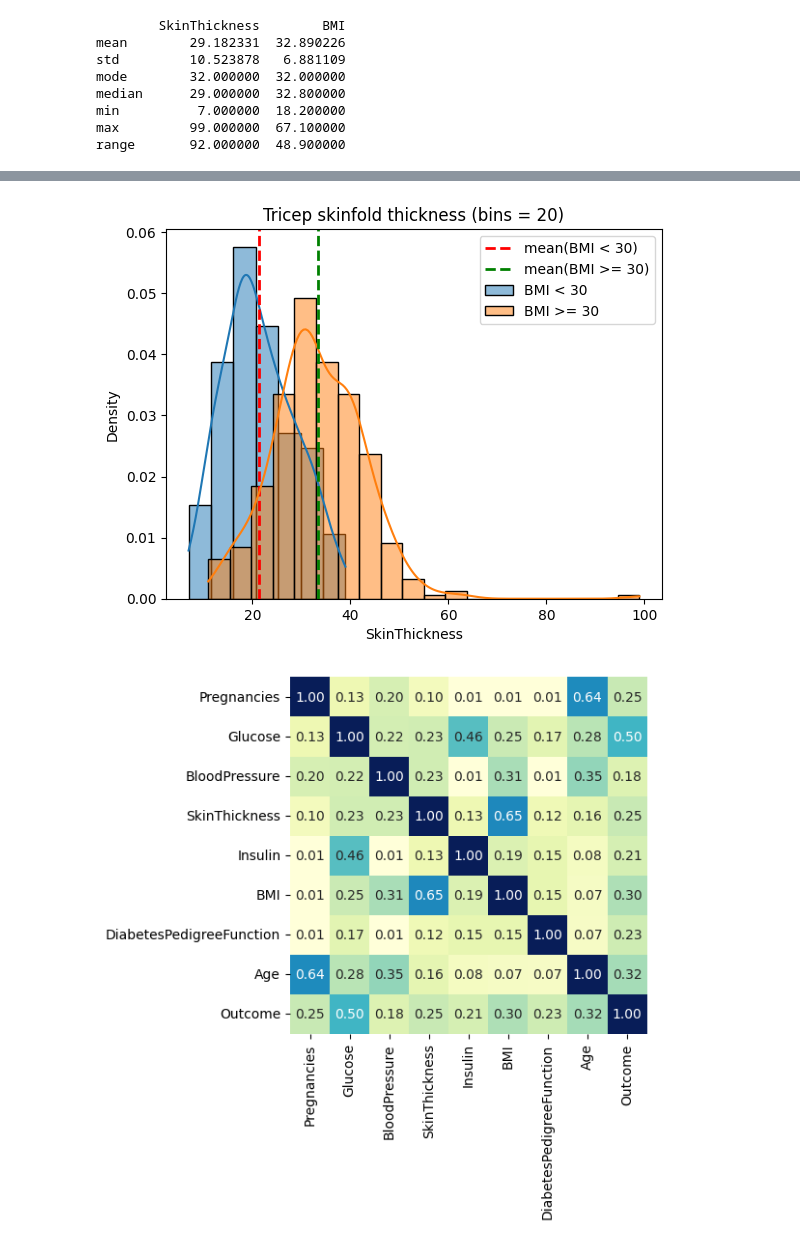
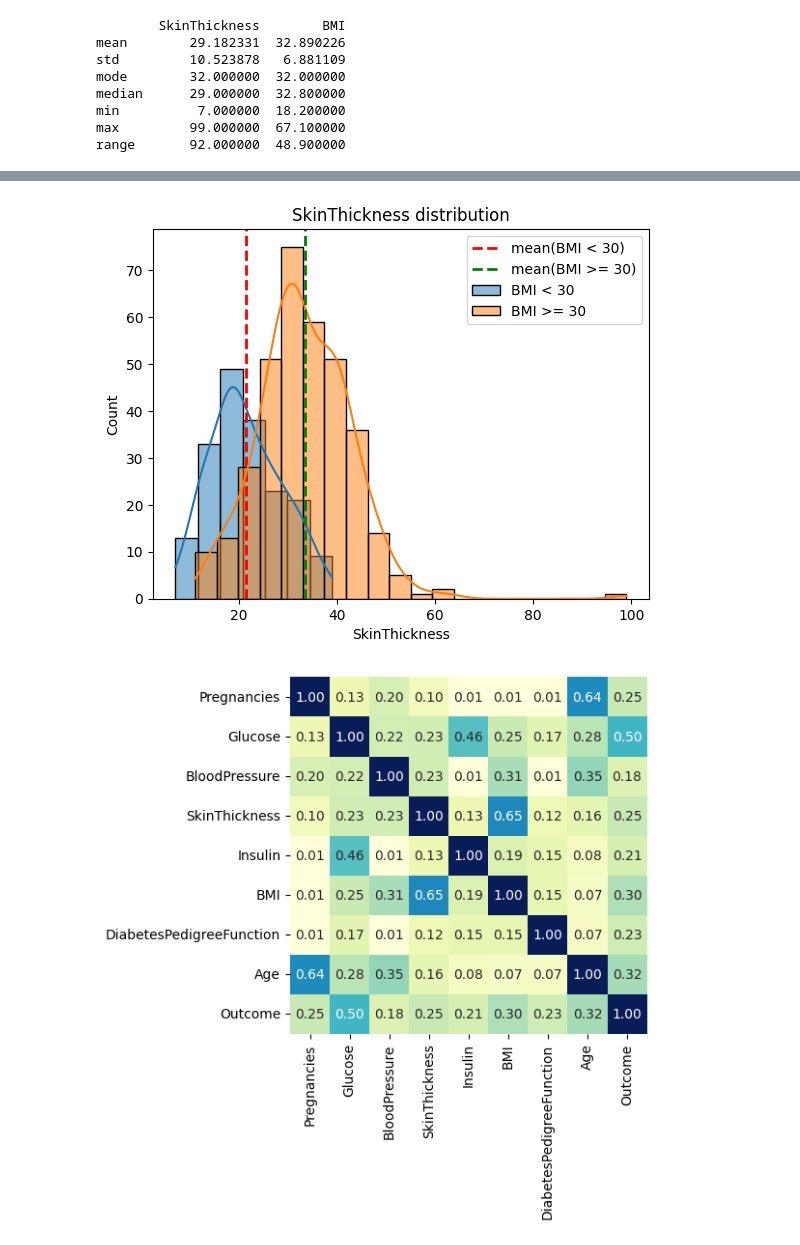
Before and after one commit to 000alen/minerva-cs, a Jupyter notebook: cs51-correlation-and-regression/Alen.ipynb, the cells around one changed output, grey strips where cells are left out. Saved outputs shown, nothing was run; the diff lists cells and outputs as text; code cells hidden in the pictures.

```diff
--- a/cs51-correlation-and-regression/Alen.ipynb
+++ b/cs51-correlation-and-regression/Alen.ipynb
@@ -102,43 +98,41 @@ sns.histplot(
     control[X],
     label=f"{Y} < {Y_THRESHOLD}",
     bins=control_bins,
-    stat="density",
     kde=True,
     # ax=ax,
 )
 
 plt.axvline(
     control[X].mean(),
     color="red",
     label=f"mean({Y} < {Y_THRESHOLD})",
     linestyle="--",
     linewidth=2,
 )
 
 sns.histplot(
     treatment[X],
     label=f"{Y} >= {Y_THRESHOLD}",
     bins=treatment_bins,
-    stat="density",
     kde=True,
     # ax=ax,
 )
 
 plt.axvline(
     treatment[X].mean(),
     color="green",
     label=f"mean({Y} >= {Y_THRESHOLD})",
     linestyle="--",
     linewidth=2,
 )
 
-plt.title(f"Tricep skinfold thickness (bins = {BINS})")
+plt.title(f"{control[X].name} distribution")
 plt.legend()
 
 # plt.savefig("figure3.png", dpi=600)
 plt.show()
 # %% [output]
-[figure, old version]
+[figure, new version]
 # %%
 def plot_correlation_matrix(df: DataFrame, name: Optional[str] = None):
     """Plots (and saves) a correlation matrix for the given DataFrame."""
```
Also changed, not shown: parts of 9 cells of this notebook, 53 other files.
